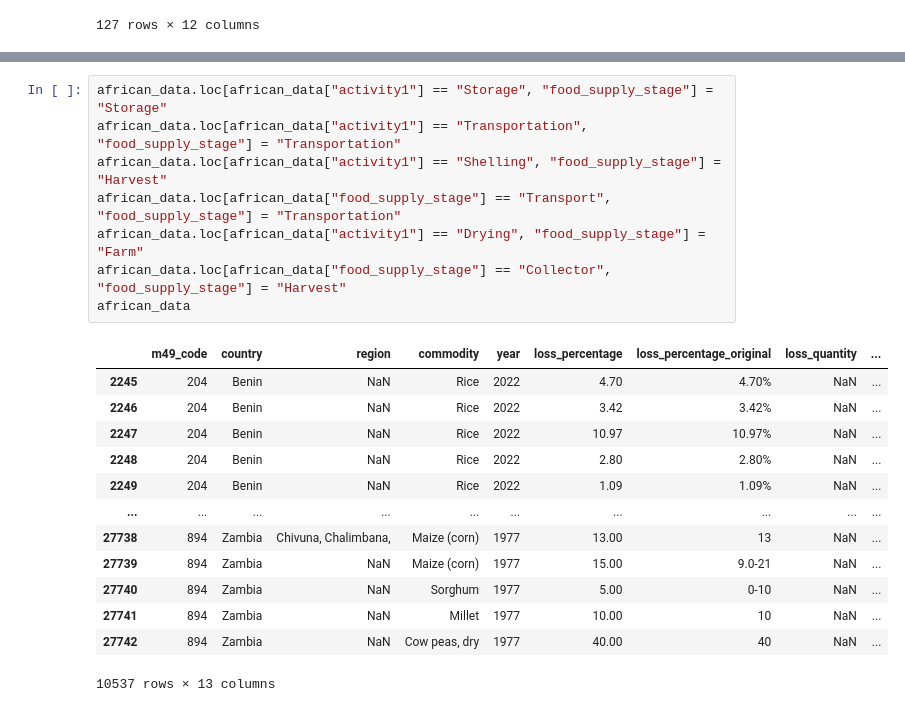
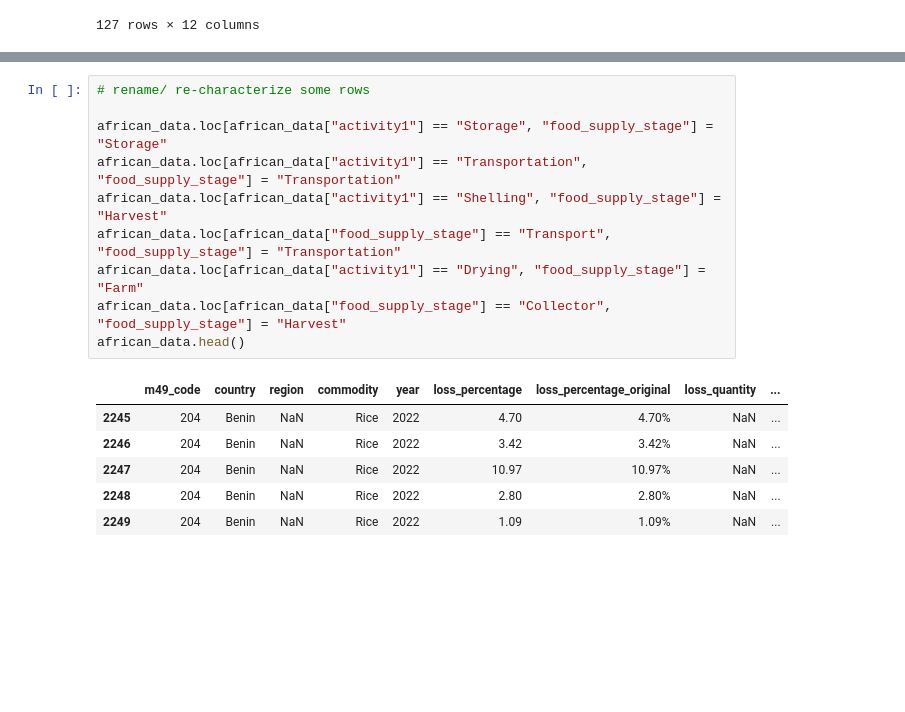
Before and after one commit to alanisrperez/food-waste-patterns, a Jupyter notebook: food-waste-tatyana.ipynb, the cells around one changed output, grey strips where cells are left out. Cells and saved outputs as stored; diff of their text form; blank space fills up the shorter version.

```diff
--- a/food-waste-tatyana.ipynb
+++ b/food-waste-tatyana.ipynb
@@ -92,23 +88,18 @@ african_data
 # %%
+# rename/ re-characterize some rows
+
 african_data.loc[african_data["activity1"] == "Storage", "food_supply_stage"] = "Storage"
 african_data.loc[african_data["activity1"] == "Transportation", "food_supply_stage"] = "Transportation"
 african_data.loc[african_data["activity1"] == "Shelling", "food_supply_stage"] = "Harvest"
 african_data.loc[african_data["food_supply_stage"] == "Transport", "food_supply_stage"] = "Transportation"
 african_data.loc[african_data["activity1"] == "Drying", "food_supply_stage"] = "Farm"
 african_data.loc[african_data["food_supply_stage"] == "Collector", "food_supply_stage"] = "Harvest"
-african_data
+african_data.head()
 # %% [output]
 |  | m49_code | country | region | commodity | year | loss_percentage | loss_percentage_original | loss_quantity | ... |
 | 2245 | 204 | Benin | NaN | Rice | 2022 | 4.70 | 4.70% | NaN | ... |
 | 2246 | 204 | Benin | NaN | Rice | 2022 | 3.42 | 3.42% | NaN | ... |
 | 2247 | 204 | Benin | NaN | Rice | 2022 | 10.97 | 10.97% | NaN | ... |
 | 2248 | 204 | Benin | NaN | Rice | 2022 | 2.80 | 2.80% | NaN | ... |
 | 2249 | 204 | Benin | NaN | Rice | 2022 | 1.09 | 1.09% | NaN | ... |
-| ... | ... | ... | ... | ... | ... | ... | ... | ... | ... |
-| 27738 | 894 | Zambia | Chivuna, Chalimbana, | Maize (corn) | 1977 | 13.00 | 13 | NaN | ... |
-| 27739 | 894 | Zambia | NaN | Maize (corn) | 1977 | 15.00 | 9.0-21 | NaN | ... |
-| 27740 | 894 | Zambia | NaN | Sorghum | 1977 | 5.00 | 0-10 | NaN | ... |
-| 27741 | 894 | Zambia | NaN | Millet | 1977 | 10.00 | 10 | NaN | ... |
-| 27742 | 894 | Zambia | NaN | Cow peas, dry | 1977 | 40.00 | 40 | NaN | ... |
-10537 rows × 13 columns
 # %%
```
Also changed, not shown: parts of 66 cells of this notebook, 3 other files.
